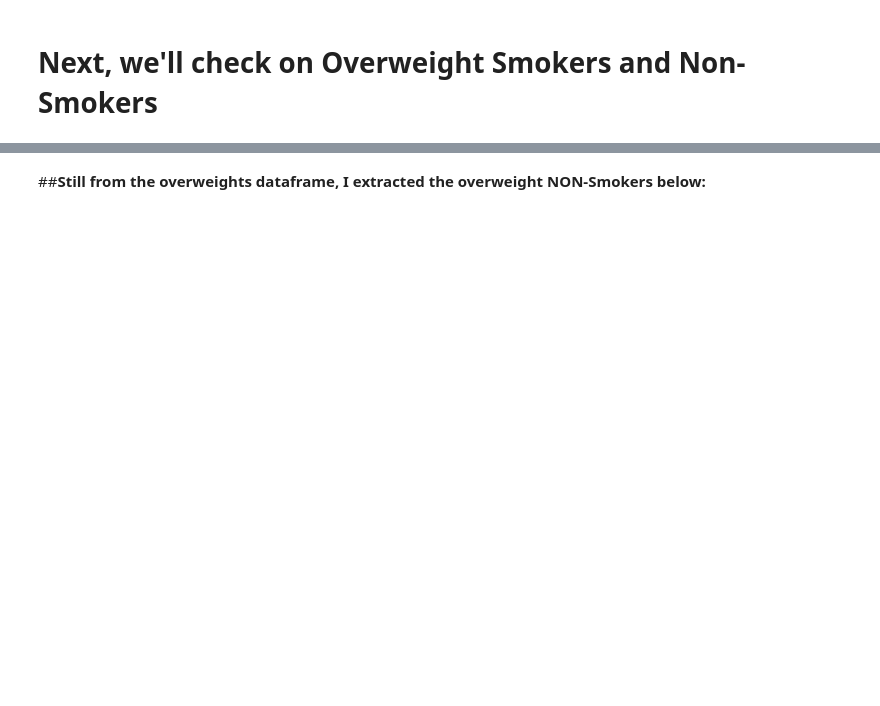
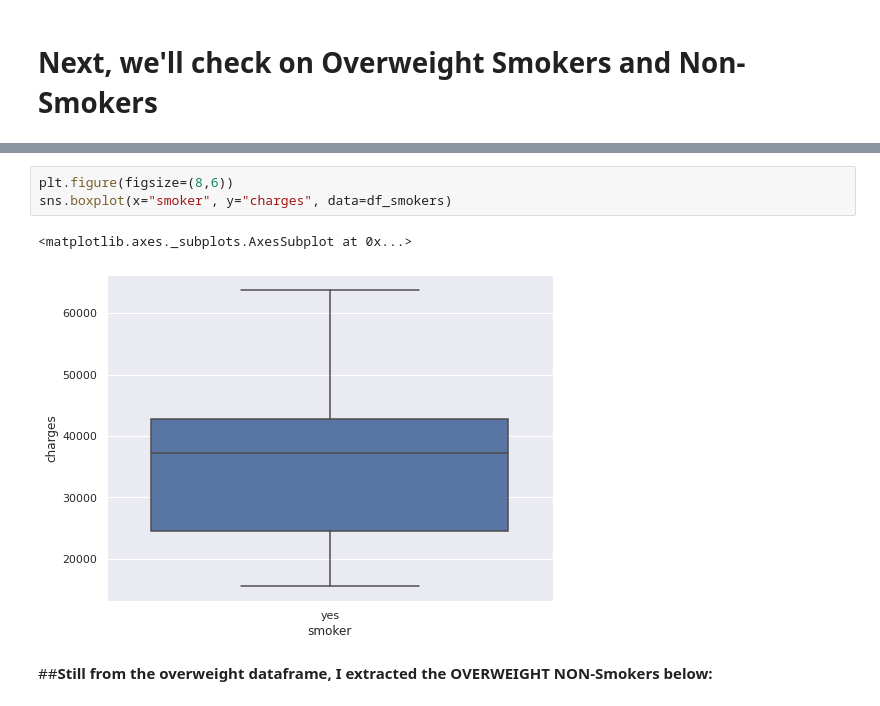
Before and after one commit to AireesRondain/Day-6-Python-Homework-Part-2, a Jupyter notebook: insurance_dataviz_motplot_AR.ipynb, the cells around one changed output, grey strips where cells are left out. Saved outputs shown, nothing was run; the diff lists cells and outputs as text; blank space fills up the shorter version.

```diff
--- a/insurance_dataviz_motplot_AR.ipynb
+++ b/insurance_dataviz_motplot_AR.ipynb
@@ -120,5 +119,11 @@ Ave. insurance charge per Overweight Smoker:  35116.90965694064
+# %%
+plt.figure(figsize=(8,6))
+sns.boxplot(x="smoker", y="charges", data=df_smokers)
+# %% [output]
+<matplotlib.axes._subplots.AxesSubplot at 0x...>
+[figure, added]
 # %% [markdown]
-##**Still from the overweights dataframe, I extracted the overweight NON-Smokers below:**
+##**Still from the overweight dataframe, I extracted the OVERWEIGHT NON-Smokers below:**
 # %%
 df_owns = df_overweights[(df_overweights["smoker"]=="no")] #get the overweight NON-smokers
 df_owns
```
Also changed, not shown: parts of 13 cells of this notebook.
